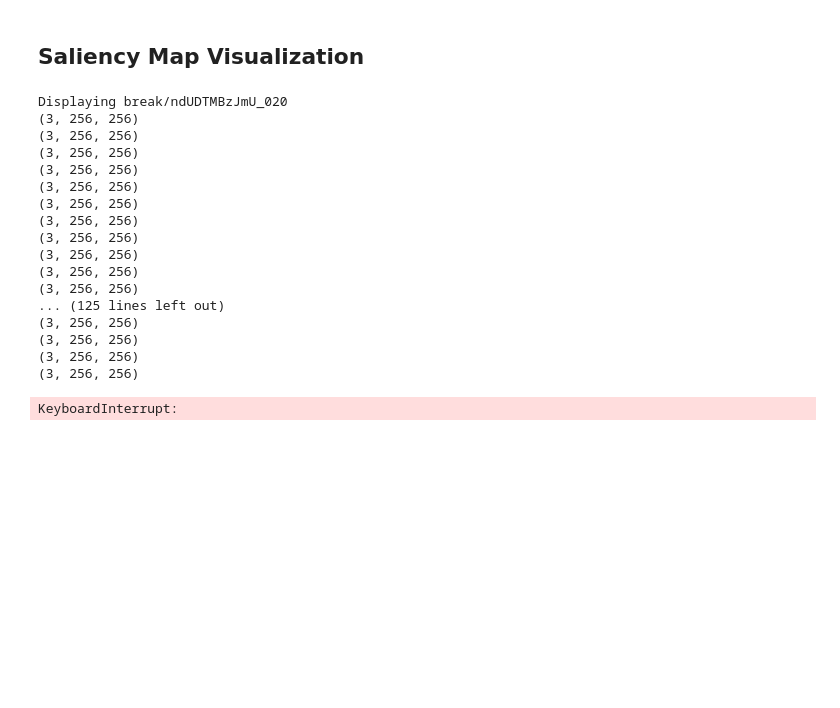
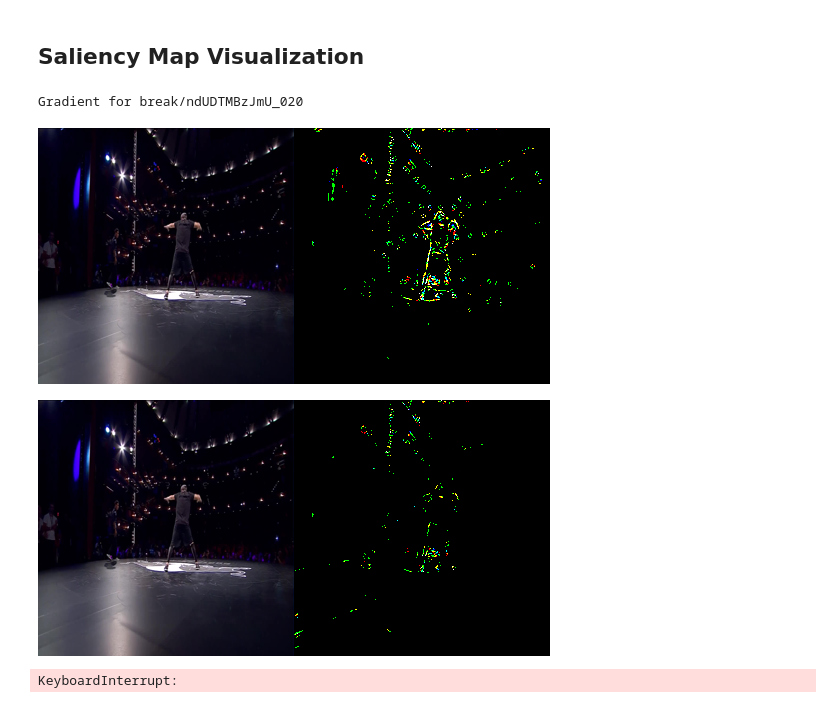
Before and after one commit to noa-codes/danceClassification, a Jupyter notebook: saliency_maps.ipynb, the cells around one changed output. Saved outputs shown, nothing was run; the diff lists cells and outputs as text; code cells hidden in the pictures; blank space fills up the shorter version.

```diff
--- a/saliency_maps.ipynb
+++ b/saliency_maps.ipynb
@@ -3,97 +45,39 @@
 # %%
-
-import numpy as np
-import os
-import matplotlib.pyplot as plt
-from PIL import Image
-
-from dataset import *
-from model.model import *
-from run import make_paths
-from utils.utils import *
-
-from visualizations.guided_backprop import *
-from visualizations.misc_functions import *
-
-
-######################################
-# Configurable items
-######################################
-# Key: name, value: # frames
-video_examples = {
-    "break/ndUDTMBzJmU_020" : 301,
-    "swing/AehnnJzWO80_103" : 251,
-    "ballet/mSvNjhEPh7I_050" : 201,
-    "flamenco/7L4zXJ1OS6c_456": 301,
-    "foxtrot/ezbpkmExW30_035": 301,
-    "latin/iRntFnMArIU_206": 301,
-    "quickstep/QDiPQ7uBYY4_734": 301,
-    "square/RpbBVHlC8SU_056": 241,
-    "swing/AehnnJzWO80_103": 251,
-    "tango/8LMvAf5ftZ4_008": 301,
-    "waltz/AQmHJlhUhes_022": 301,
-}
-# How many to skip when iterating through frames of video
-skip_size = 50
-# Which features to look at
-features = [0, 1]
-
-
-# Load trained models
-# some fixed paths
-image_dataset = rawImageDataset("/mnt/disks/disk1/processed/test_index.csv")
-model = ModelChooser("resnet18_features", 0)
-GBP = GuidedBackprop(model)
-
 for video in video_examples:
     print(f"Gradient for {video}")
     max = video_examples[video]
     for i in range(1, max+1, skip_size):
         total_grad = np.zeros((3, 256, 256))
         for f in range(512):
             d, id = os.path.split(video)
             img_path = f"/mnt/disks/disk1/raw/rgb/{video}_{i:04d}.jpg"
             orig_img = Image.open(img_path).resize((256, 256))
             # Grab transformed X
             X = image_dataset.get_X(img_path).unsqueeze(0)
             X.requires_grad_()
             # Get gradients
             guided_grads = GBP.generate_gradients(X, f)
             total_grad += guided_grads/512
             # Save a couple specific neurons gradients
             if f in features:
                 d, id = os.path.split(video)
                 save_gradient_images(guided_grads, f"{d}_{id}_{i:04d}_f{f}_grad")
                 #Visualize
                 guided_grads = format_np_output(guided_grads)
                 grad_img = Image.fromarray(guided_grads)
                 #Make side by side image
                 new_img = Image.new('RGB', (512, 256))
                 new_img.paste(orig_img, (0, 0))
                 new_img.paste(grad_img, (256, 0))
                 save_gradient_images(new_img, f"{d}_{id}_{i:04d}_f{f}_full")
-                # display(new_img)
+                display(new_img)
         #display final total gradient
         img = format_np_output(total_grad)
         img = Image.fromarray(img)
         save_gradient_images(img, f"{d}_{id}_{i:04d}_sum")
         display(img)
 # %% [output]
-Displaying break/ndUDTMBzJmU_020
-(3, 256, 256)
-(3, 256, 256)
-(3, 256, 256)
-(3, 256, 256)
-(3, 256, 256)
-(3, 256, 256)
-(3, 256, 256)
-(3, 256, 256)
-(3, 256, 256)
-(3, 256, 256)
-(3, 256, 256)
-... (125 lines left out)
-(3, 256, 256)
-(3, 256, 256)
-(3, 256, 256)
-(3, 256, 256)
+Gradient for break/ndUDTMBzJmU_020
+[figure, added]
+[figure, added]
 KeyboardInterrupt:
```
Also changed, not shown: parts of 2 cells of this notebook, 4 other files.
